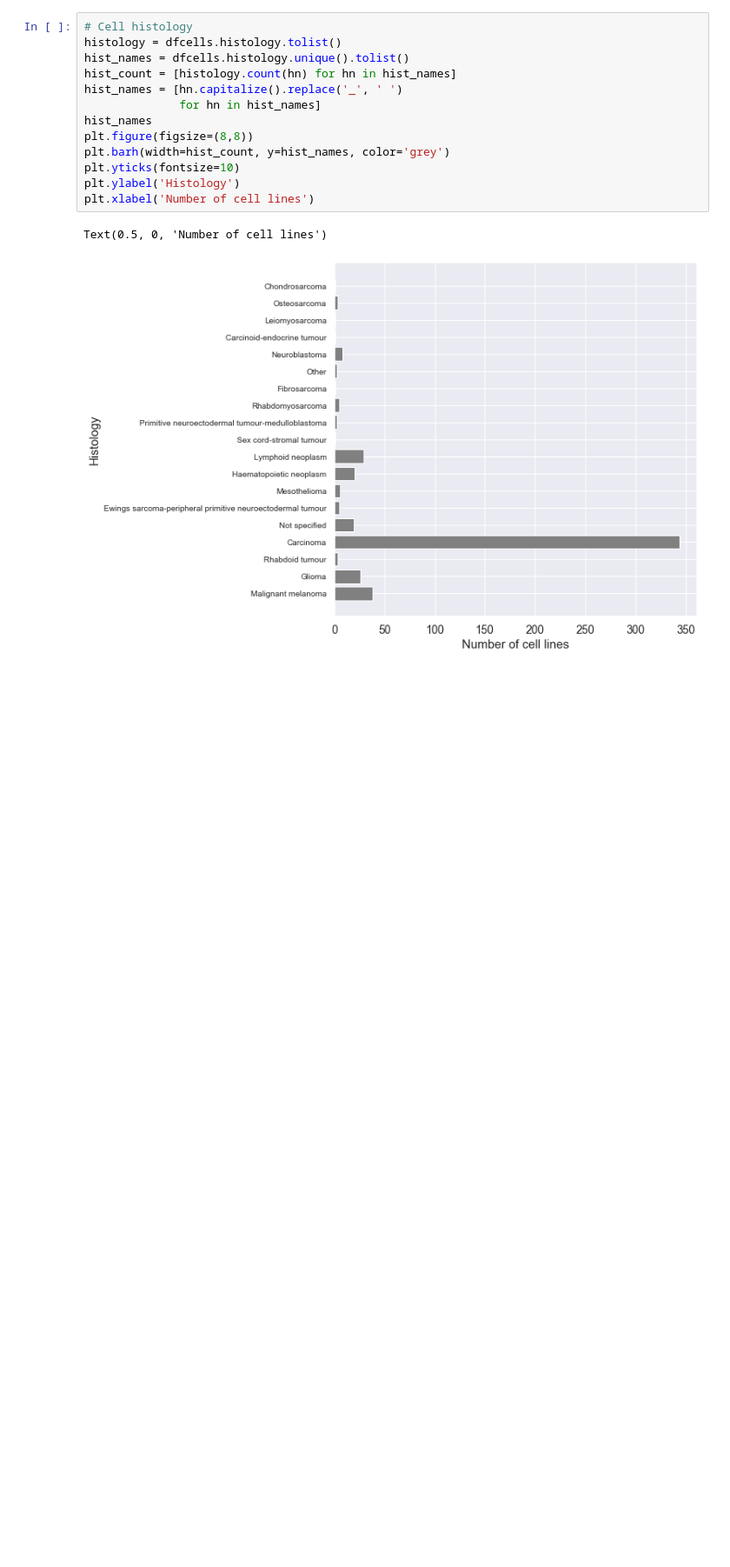
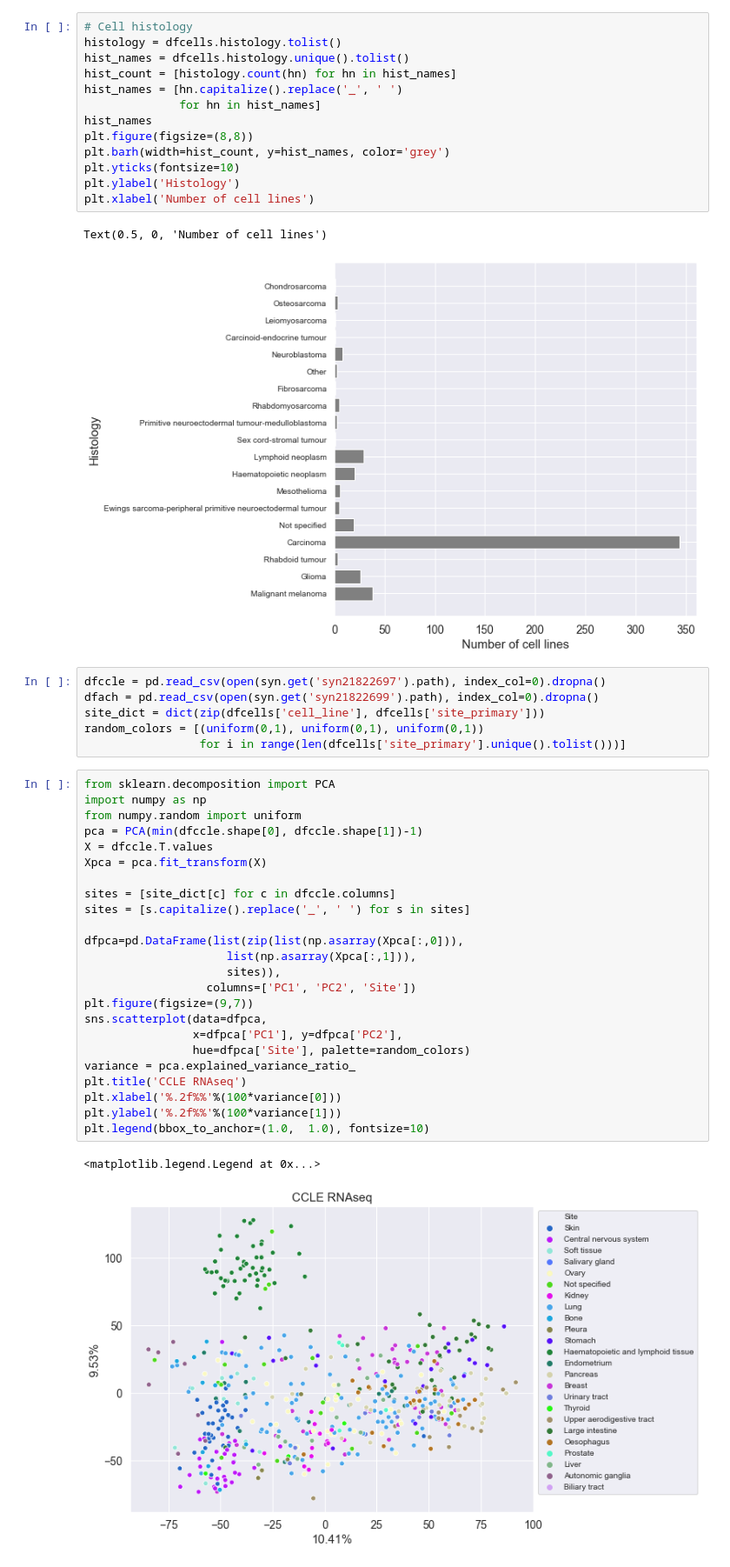
Before and after one commit to mauliknariya/lsp_ctd2_panacea, a Jupyter notebook: main/data_exploration.ipynb, the cells around one changed output. Shown at 87% size. Saved outputs shown, nothing was run; the diff lists cells and outputs as text; blank space fills up the shorter version.

Commit message:
data exploration

```diff
--- a/main/data_exploration.ipynb
+++ b/main/data_exploration.ipynb
@@ -53,3 +52,36 @@ plt.xlabel('Number of cell lines')
 # %% [output]
 Text(0.5, 0, 'Number of cell lines')
 [figure]
+# %%
+dfccle = pd.read_csv(open(syn.get('syn21822697').path), index_col=0).dropna()
+dfach = pd.read_csv(open(syn.get('syn21822699').path), index_col=0).dropna()
+site_dict = dict(zip(dfcells['cell_line'], dfcells['site_primary']))
+random_colors = [(uniform(0,1), uniform(0,1), uniform(0,1))
+                 for i in range(len(dfcells['site_primary'].unique().tolist()))]
+# %%
+from sklearn.decomposition import PCA
+import numpy as np
+from numpy.random import uniform
+pca = PCA(min(dfccle.shape[0], dfccle.shape[1])-1)
+X = dfccle.T.values
+Xpca = pca.fit_transform(X)
+
+sites = [site_dict[c] for c in dfccle.columns]
+sites = [s.capitalize().replace('_', ' ') for s in sites]
+
+dfpca=pd.DataFrame(list(zip(list(np.asarray(Xpca[:,0])),
+                     list(np.asarray(Xpca[:,1])),
+                     sites)),
+                  columns=['PC1', 'PC2', 'Site'])
+plt.figure(figsize=(9,7))
+sns.scatterplot(data=dfpca,
+                x=dfpca['PC1'], y=dfpca['PC2'],
+                hue=dfpca['Site'], palette=random_colors)
+variance = pca.explained_variance_ratio_
+plt.title('CCLE RNAseq')
+plt.xlabel('%.2f%%'%(100*variance[0]))
+plt.ylabel('%.2f%%'%(100*variance[1]))
+plt.legend(bbox_to_anchor=(1.0,  1.0), fontsize=10)
+# %% [output]
+<matplotlib.legend.Legend at 0x...>
+[figure, added]
```
Also changed, not shown: parts of 2 cells of this notebook.
